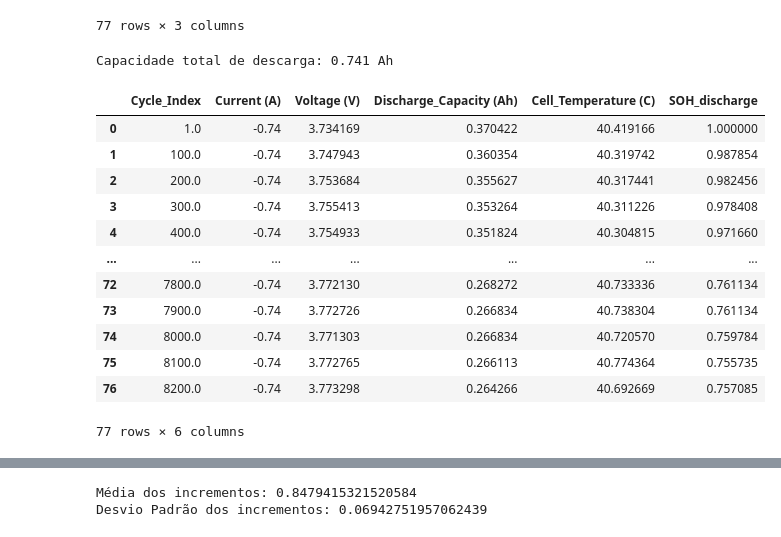
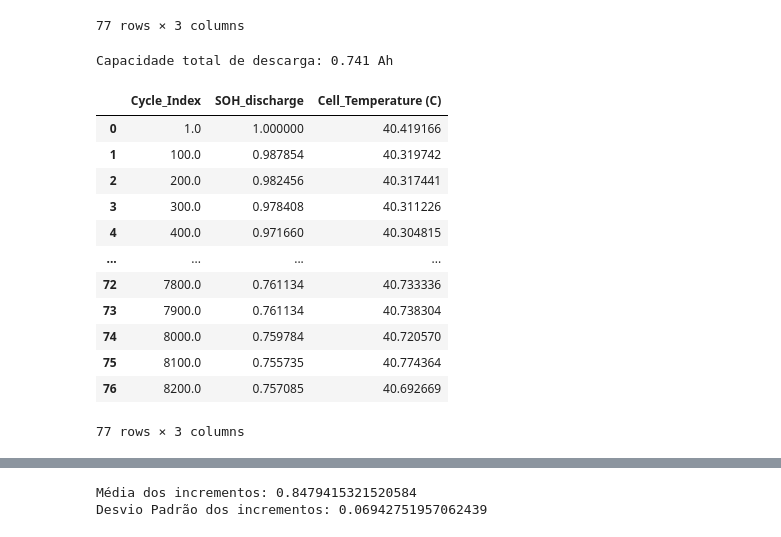
Before and after one commit to Davi-SB/Battery-Analysis, a Jupyter notebook: SOH_vs_Temperature.ipynb, the cells around one changed output, grey strips where cells are left out. Saved outputs shown, nothing was run; the diff lists cells and outputs as text; code cells hidden in the pictures.

```diff
--- a/SOH_vs_Temperature.ipynb
+++ b/SOH_vs_Temperature.ipynb
@@ -133,28 +133,31 @@ Capacidade total de descarga: 0.741 Ah
 # %%
 # Definir os valores de capacidade total
 # valor maximo de capacidade de descarga
 nominal_capacity = df['Discharge_Capacity (Ah)'].max()
 print(f'Capacidade total de descarga: {nominal_capacity} Ah')
 
 df_grouped = df.groupby('Cycle_Index', as_index=False).mean()
 df_grouped = df_grouped.drop(columns=['Test_Time (s)'])
 
 # Adição do SOH calculado em ciclos_capacity
 df_grouped['SOH_discharge'] = cycles_capacity['SOH_discharge']
+df_grouped = df_grouped.drop(columns=['Current (A)', 'Voltage (V)', 'Discharge_Capacity (Ah)'])
+df_grouped = df_grouped[['Cycle_Index', 'SOH_discharge', 'Cell_Temperature (C)']]
+
 display(df_grouped)
 display(df_grouped.describe())
 # %% [output]
 Capacidade total de descarga: 0.741 Ah
-|  | Cycle_Index | Current (A) | Voltage (V) | Discharge_Capacity (Ah) | Cell_Temperature (C) | SOH_discharge |
-| 0 | 1.0 | -0.74 | 3.734169 | 0.370422 | 40.419166 | 1.000000 |
-| 1 | 100.0 | -0.74 | 3.747943 | 0.360354 | 40.319742 | 0.987854 |
-| 2 | 200.0 | -0.74 | 3.753684 | 0.355627 | 40.317441 | 0.982456 |
-| 3 | 300.0 | -0.74 | 3.755413 | 0.353264 | 40.311226 | 0.978408 |
-| 4 | 400.0 | -0.74 | 3.754933 | 0.351824 | 40.304815 | 0.971660 |
-| ... | ... | ... | ... | ... | ... | ... |
-| 72 | 7800.0 | -0.74 | 3.772130 | 0.268272 | 40.733336 | 0.761134 |
-| 73 | 7900.0 | -0.74 | 3.772726 | 0.266834 | 40.738304 | 0.761134 |
-| 74 | 8000.0 | -0.74 | 3.771303 | 0.266834 | 40.720570 | 0.759784 |
-| 75 | 8100.0 | -0.74 | 3.772765 | 0.266113 | 40.774364 | 0.755735 |
-| 76 | 8200.0 | -0.74 | 3.773298 | 0.264266 | 40.692669 | 0.757085 |
+|  | Cycle_Index | SOH_discharge | Cell_Temperature (C) |
+| 0 | 1.0 | 1.000000 | 40.419166 |
+| 1 | 100.0 | 0.987854 | 40.319742 |
+| 2 | 200.0 | 0.982456 | 40.317441 |
+| 3 | 300.0 | 0.978408 | 40.311226 |
+| 4 | 400.0 | 0.971660 | 40.304815 |
+| ... | ... | ... | ... |
+| 72 | 7800.0 | 0.761134 | 40.733336 |
+| 73 | 7900.0 | 0.761134 | 40.738304 |
+| 74 | 8000.0 | 0.759784 | 40.720570 |
+| 75 | 8100.0 | 0.755735 | 40.774364 |
+| 76 | 8200.0 | 0.757085 | 40.692669 |
-77 rows × 6 columns
+77 rows × 3 columns
```
Also changed, not shown: parts of 4 cells of this notebook.
